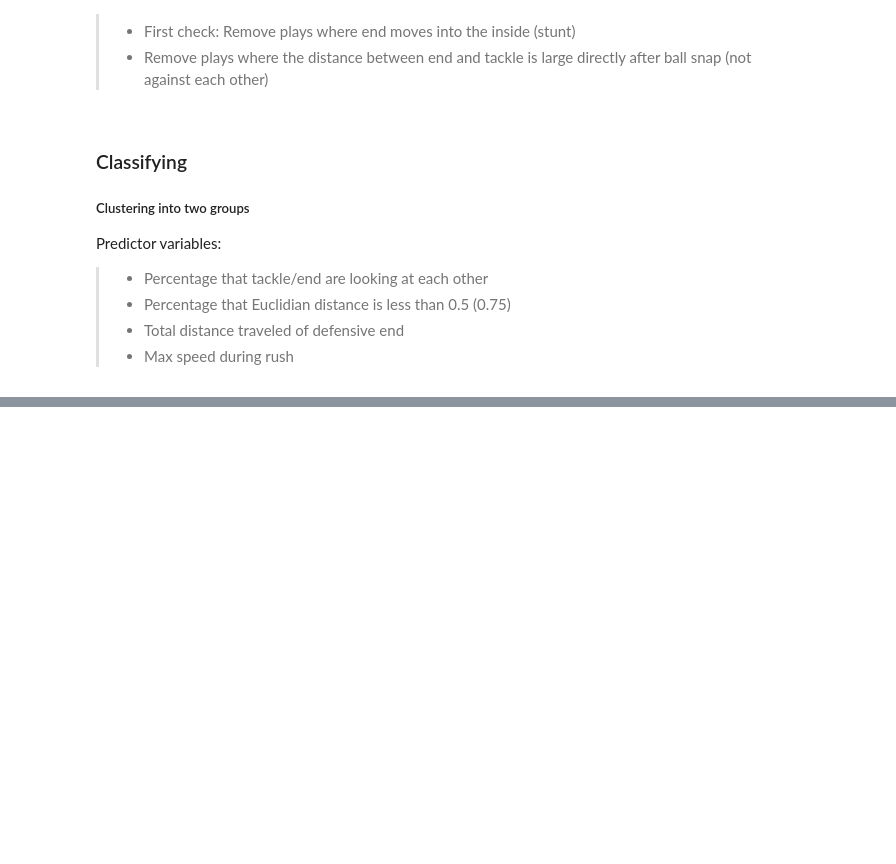
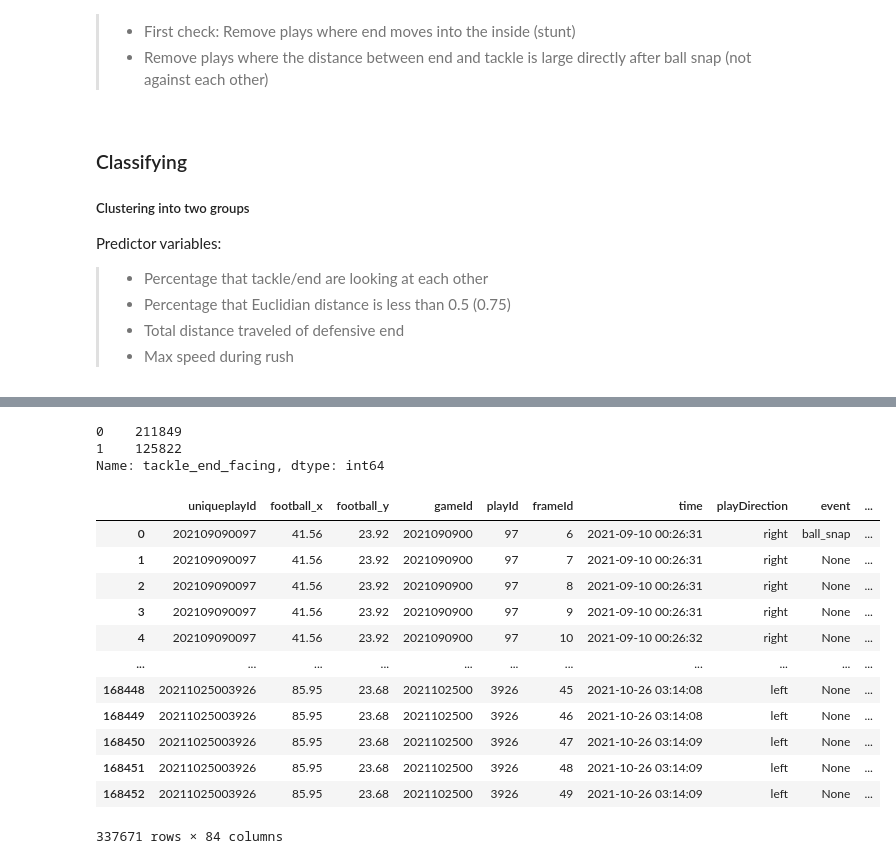
Before and after one commit to cnickol26/BigDataBowl2023, a Jupyter notebook: RushTypeModeling.ipynb, the cells around one changed output, grey strips where cells are left out. Drawn from its saved outputs; the diff is of its cells as text; code cells hidden in the pictures; blank space fills up the shorter version.

Commit message:
Look further into angles

```diff
--- a/RushTypeModeling.ipynb
+++ b/RushTypeModeling.ipynb
@@ -145,3 +145,17 @@ def dist(x_1, y_1, x_2, y_2):
     return np.sqrt(np.sum([(x_1-x_2)**2, (y_1-y_2)**2], axis=0))
 # %%
 final['tackle_end_dist'] = dist(final['Tackle_new_x'], final['Tackle_new_y'], final['End_new_x'], final['End_new_y'])
+# %%
+angle_range = 20
+def check_angle(x, y):
+    diff = abs(abs(x-y)-180)
+    if diff <= angle_range:
+        return 1
+    else:
+        return 0
+
+def angle_facing(x, y):
+    return abs(abs(x-y)-180)
+# %%
+final['tackle_end_facing'] = final.apply(lambda row: check_angle(row['Tackle_o'], row['End_o']),  axis=1)
+final['tackle_end_angle'] = final.apply(lambda row: angle_facing(row['Tackle_o'], row['End_o']),  axis=1)
@@ -147,0 +184,22 @@ final['tackle_end_dist'] = dist(final['Tackle_new_x'], final['Tackle_new_y'], fi
+# %%
+final['tackle_end_facing']
+# %% [output]
+0    211849
+1    125822
+Name: tackle_end_facing, dtype: int64
+# %%
+final
+# %% [output]
+|  | uniqueplayId | football_x | football_y | gameId | playId | frameId | time | playDirection | event | ... |
+| 0 | 202109090097 | 41.56 | 23.92 | 2021090900 | 97 | 6 | 2021-09-10 00:26:31 | right | ball_snap | ... |
+| 1 | 202109090097 | 41.56 | 23.92 | 2021090900 | 97 | 7 | 2021-09-10 00:26:31 | right | None | ... |
+| 2 | 202109090097 | 41.56 | 23.92 | 2021090900 | 97 | 8 | 2021-09-10 00:26:31 | right | None | ... |
+| 3 | 202109090097 | 41.56 | 23.92 | 2021090900 | 97 | 9 | 2021-09-10 00:26:31 | right | None | ... |
+| 4 | 202109090097 | 41.56 | 23.92 | 2021090900 | 97 | 10 | 2021-09-10 00:26:32 | right | None | ... |
+| ... | ... | ... | ... | ... | ... | ... | ... | ... | ... | ... |
+| 168448 | 20211025003926 | 85.95 | 23.68 | 2021102500 | 3926 | 45 | 2021-10-26 03:14:08 | left | None | ... |
+| 168449 | 20211025003926 | 85.95 | 23.68 | 2021102500 | 3926 | 46 | 2021-10-26 03:14:08 | left | None | ... |
+| 168450 | 20211025003926 | 85.95 | 23.68 | 2021102500 | 3926 | 47 | 2021-10-26 03:14:09 | left | None | ... |
+| 168451 | 20211025003926 | 85.95 | 23.68 | 2021102500 | 3926 | 48 | 2021-10-26 03:14:09 | left | None | ... |
+| 168452 | 20211025003926 | 85.95 | 23.68 | 2021102500 | 3926 | 49 | 2021-10-26 03:14:09 | left | None | ... |
+337671 rows × 84 columns
```
Also changed, not shown: parts of 2 cells of this notebook.
